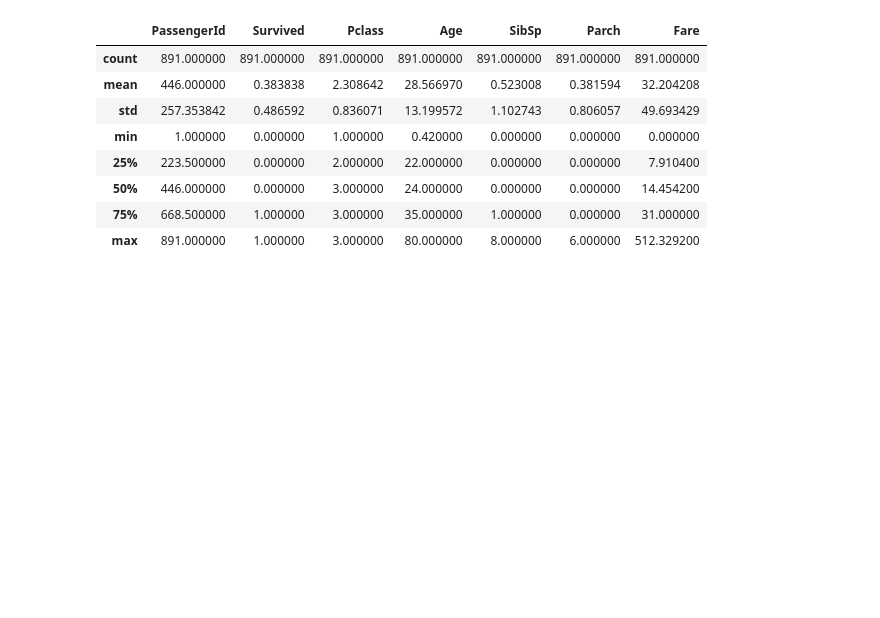
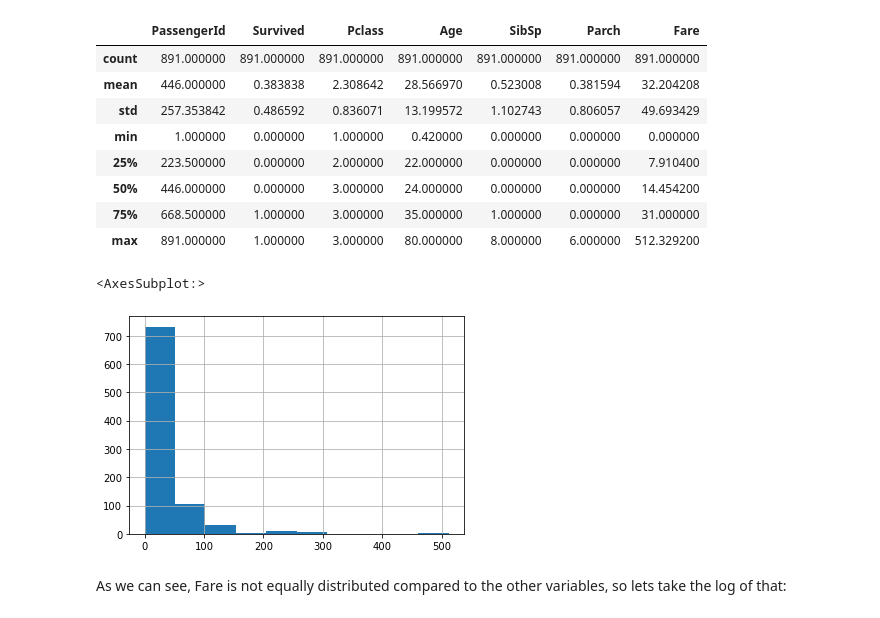
Before and after one commit to xstof/xstofai, a Jupyter notebook: nbs/titanic - linear and nn from scratch.ipynb, the cells around one changed output. Cells and saved outputs as stored; diff of their text form; code cells hidden in the pictures; blank space fills up the shorter version.

```diff
--- a/nbs/titanic - linear and nn from scratch.ipynb
+++ b/nbs/titanic - linear and nn from scratch.ipynb
@@ -137,3 +141,10 @@ df.describe(include=(np.number))
 | 50% | 446.000000 | 0.000000 | 3.000000 | 24.000000 | 0.000000 | 0.000000 | 14.454200 |
 | 75% | 668.500000 | 1.000000 | 3.000000 | 35.000000 | 1.000000 | 0.000000 | 31.000000 |
 | max | 891.000000 | 1.000000 | 3.000000 | 80.000000 | 8.000000 | 6.000000 | 512.329200 |
+# %%
+df['Fare'].hist()
+# %% [output]
+<AxesSubplot:>
+[figure, added]
+# %% [markdown]
+As we can see, Fare is not equally distributed compared to the other variables, so lets take the log of that:
```
Also changed, not shown: parts of 13 cells of this notebook.
